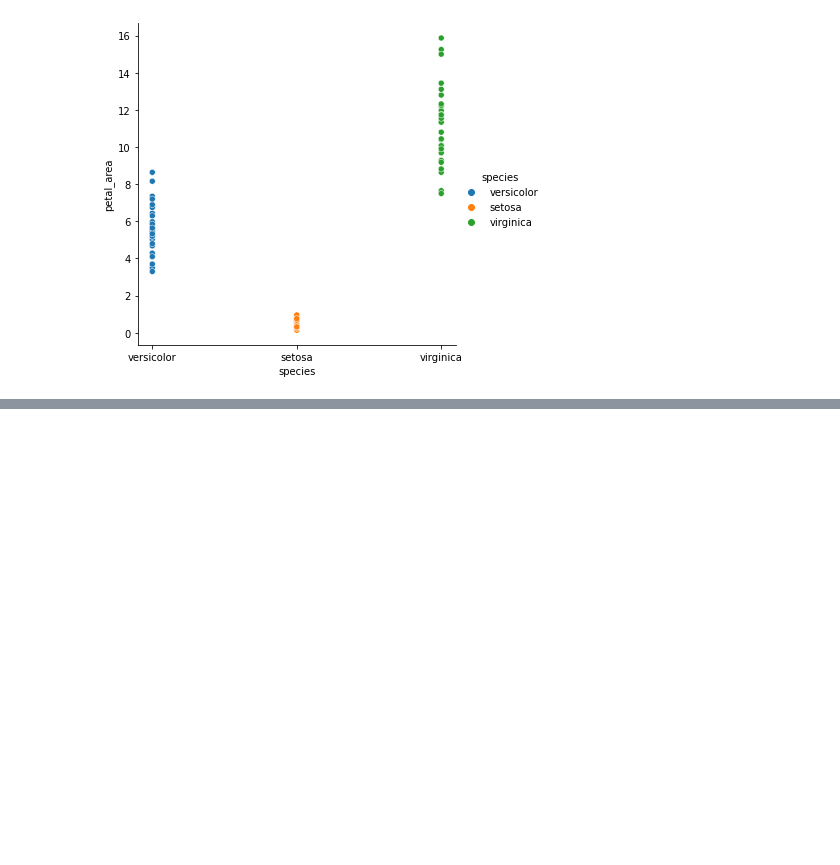
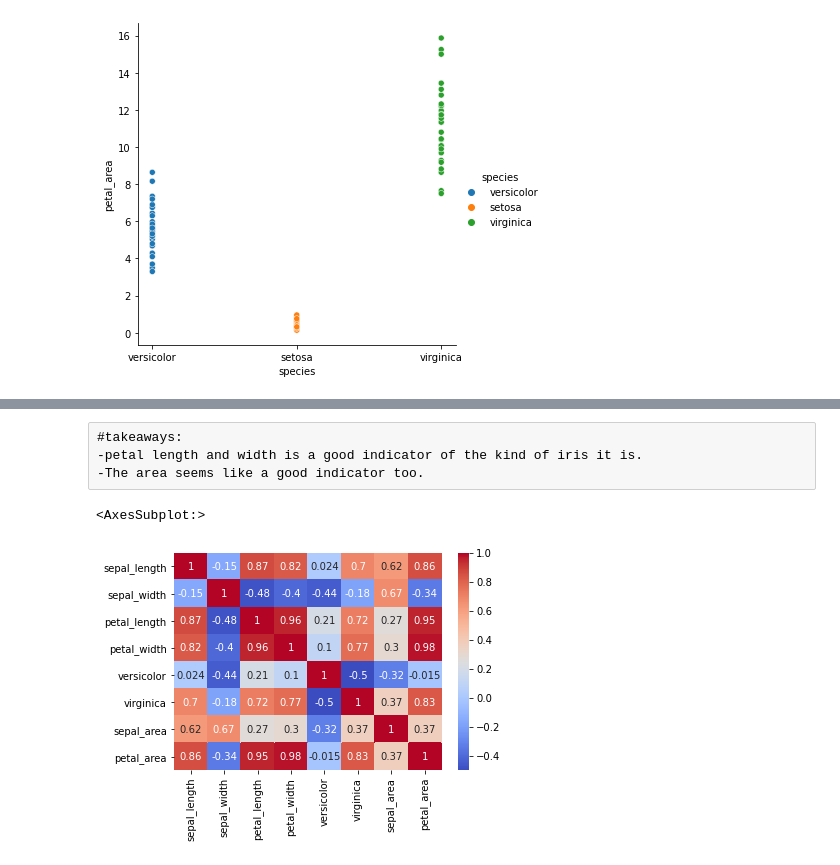
Before and after one commit to annah-vu/classification-exercises, a Jupyter notebook: classification_exercises.ipynb, the cells around one changed output, grey strips where cells are left out. Drawn from its saved outputs; the diff is of its cells as text; code cells hidden in the pictures; blank space fills up the shorter version.

```diff
--- a/classification_exercises.ipynb
+++ b/classification_exercises.ipynb
@@ -539,0 +598,4 @@ sns.relplot(x='species', y='petal_area', data=dropped_train, hue='species')
+# %% [raw]
+#takeaways:
+-petal length and width is a good indicator of the kind of iris it is.
+-The area seems like a good indicator too.
@@ -539,0 +604,5 @@ sns.relplot(x='species', y='petal_area', data=dropped_train, hue='species')
+# %%
+sns.heatmap(train.corr(), cmap='coolwarm', annot=True)
+# %% [output]
+<AxesSubplot:>
+[figure, added]
```
Also changed, not shown: parts of 17 cells of this notebook.
